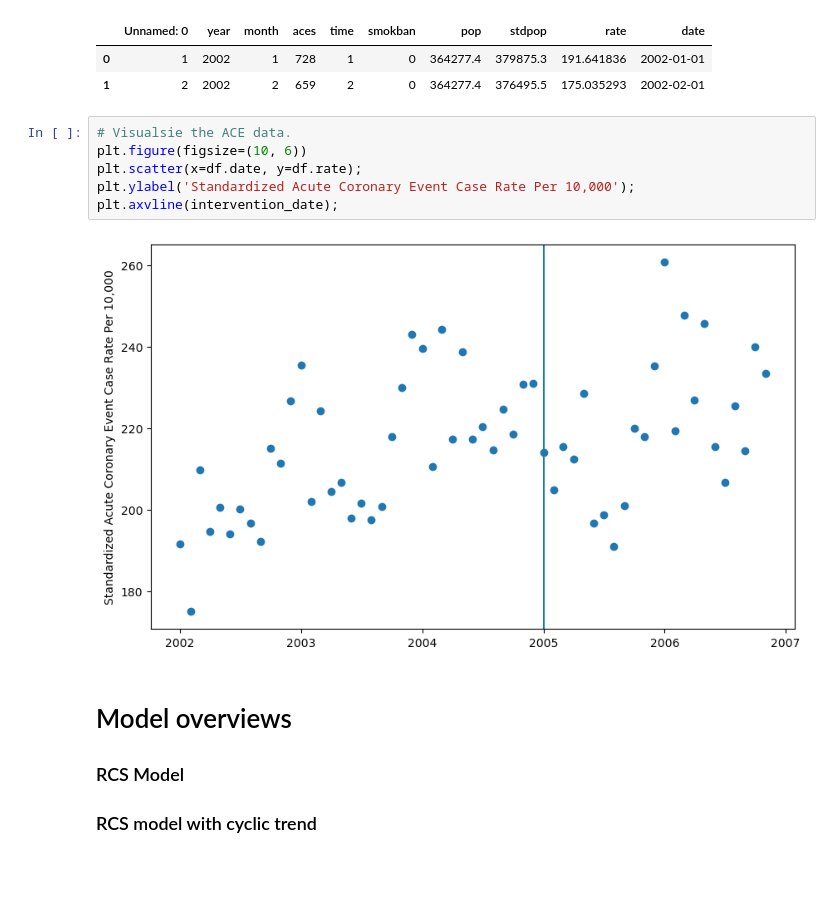
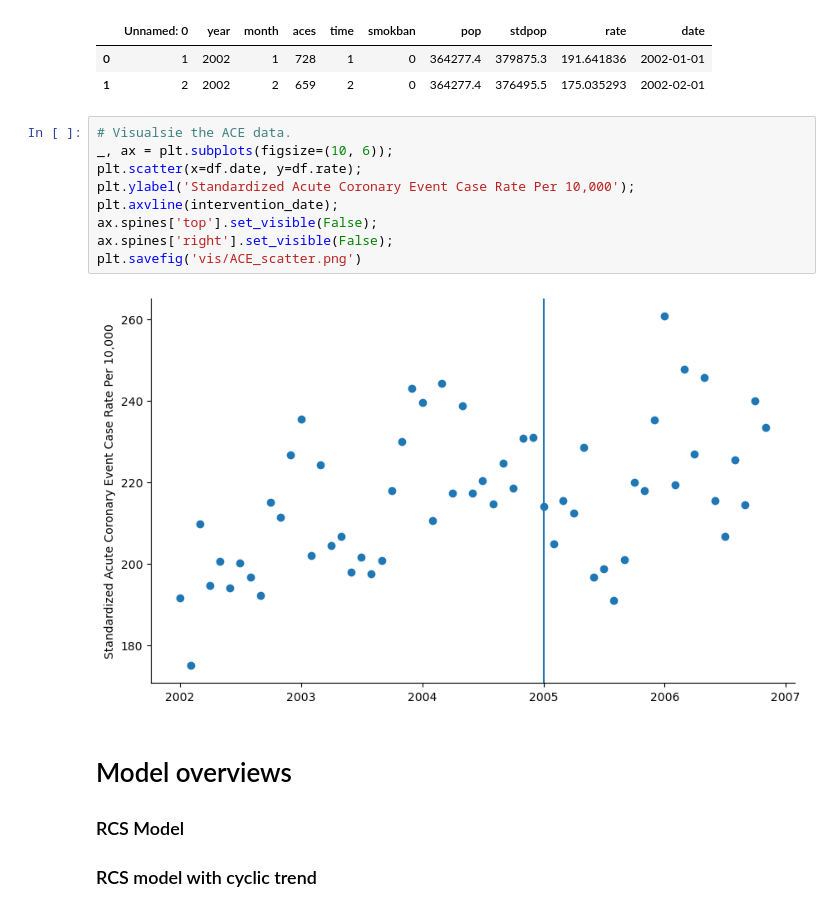
Before and after one commit to HPCurtis/ITS_spline_pymc, a Jupyter notebook: its.ipynb, the cells around one changed output. Saved outputs shown, nothing was run; the diff lists cells and outputs as text; blank space fills up the shorter version.

```diff
--- a/its.ipynb
+++ b/its.ipynb
@@ -43,12 +43,15 @@ df.head(2)
 | 1 | 2 | 2002 | 2 | 659 | 2 | 0 | 364277.4 | 376495.5 | 175.035293 | 2002-02-01 |
 # %%
 # Visualsie the ACE data.
-plt.figure(figsize=(10, 6))
+_, ax = plt.subplots(figsize=(10, 6));
 plt.scatter(x=df.date, y=df.rate);
 plt.ylabel('Standardized Acute Coronary Event Case Rate Per 10,000');
 plt.axvline(intervention_date);
+ax.spines['top'].set_visible(False);
+ax.spines['right'].set_visible(False);
+plt.savefig('vis/ACE_scatter.png')
 # %% [output]
-[figure, old version]
+[figure, new version]
 # %% [markdown]
 # Model overviews
 
```
Also changed, not shown: parts of 9 cells of this notebook.
